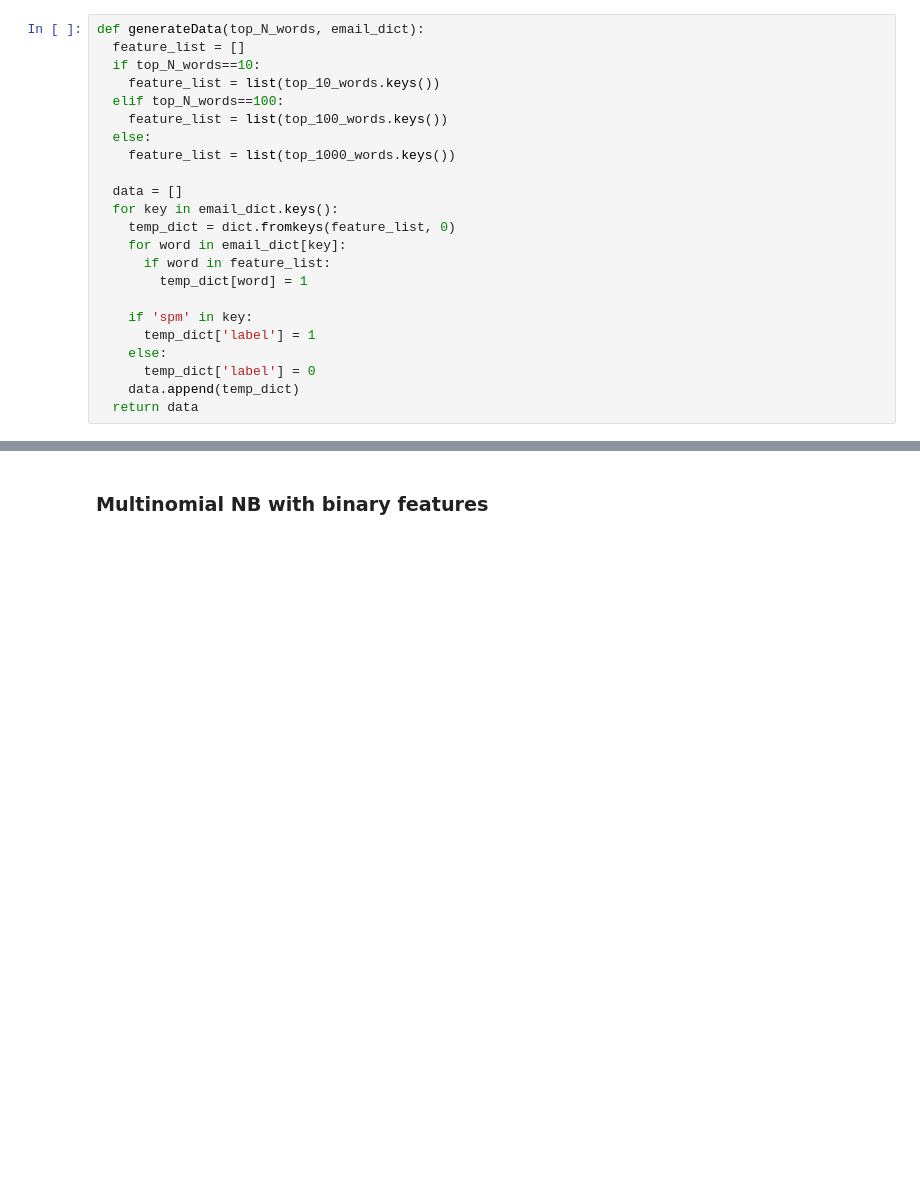
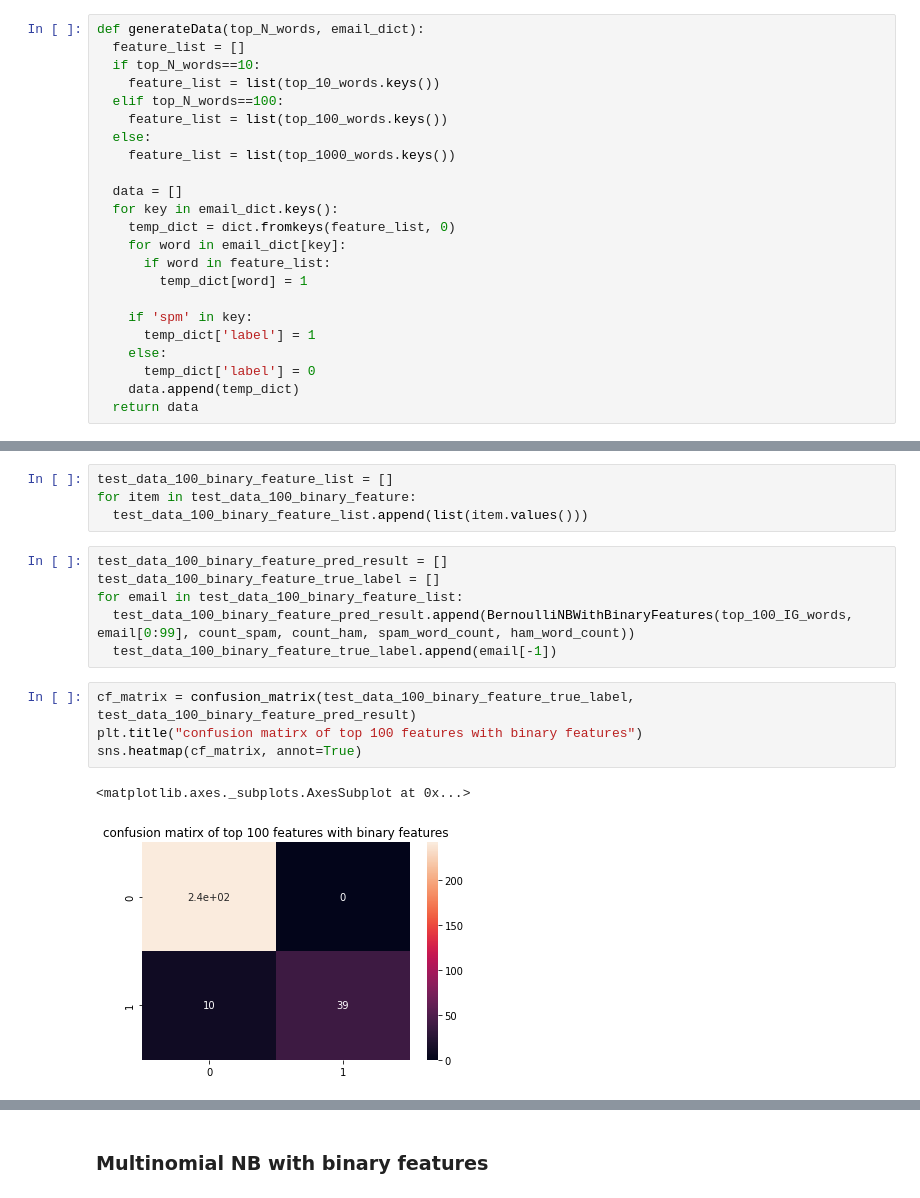
Before and after one commit to yeb2Binfang/ECE-GY-9163-ML-cyber, a Jupyter notebook: Lab/MLSec_Lab1.ipynb, the cells around one changed output, grey strips where cells are left out. Drawn from its saved outputs; the diff is of its cells as text; blank space fills up the shorter version.

```diff
--- a/Lab/MLSec_Lab1.ipynb
+++ b/Lab/MLSec_Lab1.ipynb
@@ -454,0 +537,17 @@ print(temp_dict)
+# %%
+test_data_100_binary_feature_list = []
+for item in test_data_100_binary_feature:
+  test_data_100_binary_feature_list.append(list(item.values()))
+# %%
+test_data_100_binary_feature_pred_result = []
+test_data_100_binary_feature_true_label = []
+for email in test_data_100_binary_feature_list:
+  test_data_100_binary_feature_pred_result.append(BernoulliNBWithBinaryFeatures(top_100_IG_words, email[0:99], count_spam, count_ham, spam_word_count, ham_word_count))
+  test_data_100_binary_feature_true_label.append(email[-1])
+# %%
+cf_matrix = confusion_matrix(test_data_100_binary_feature_true_label, test_data_100_binary_feature_pred_result)
+plt.title("confusion matirx of top 100 features with binary features")
+sns.heatmap(cf_matrix, annot=True)
+# %% [output]
+<matplotlib.axes._subplots.AxesSubplot at 0x...>
+[figure, added]
```
Also changed, not shown: parts of 31 cells of this notebook.
